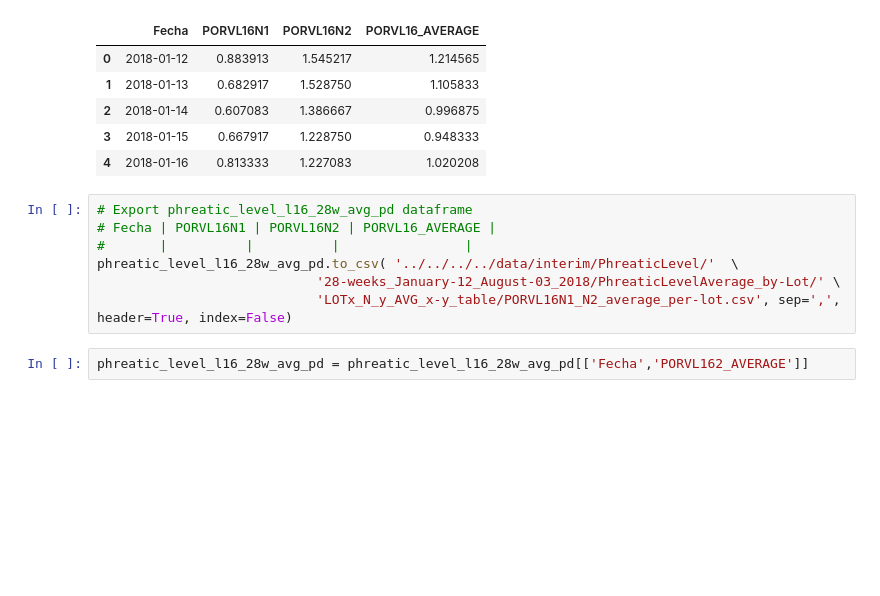
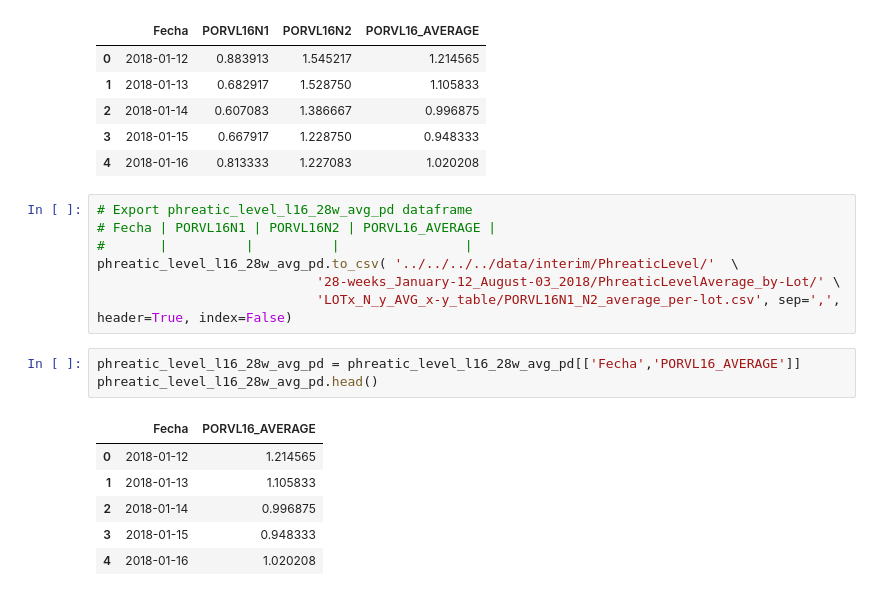
Before and after one commit to bgarcial/sioma_project, a Jupyter notebook: notebooks/averaging_data/PhreaticLevel/28-weeks_January-12_August-03_2018/03-bgarcial-phreatic_level_generating_average_between-nodes_values.ipynb, the cells around one changed output. Cells and saved outputs as stored; diff of their text form; blank space fills up the shorter version.

```diff
--- a/notebooks/averaging_data/PhreaticLevel/28-weeks_January-12_August-03_2018/03-bgarcial-phreatic_level_generating_average_between-nodes_values.ipynb
+++ b/notebooks/averaging_data/PhreaticLevel/28-weeks_January-12_August-03_2018/03-bgarcial-phreatic_level_generating_average_between-nodes_values.ipynb
@@ -456,4 +456,12 @@ phreatic_level_l16_28w_avg_pd.to_csv( '../../../../data/interim/PhreaticLevel/'
                             '28-weeks_January-12_August-03_2018/PhreaticLevelAverage_by-Lot/' \
                             'LOTx_N_y_AVG_x-y_table/PORVL16N1_N2_average_per-lot.csv', sep=',', header=True, index=False)
 # %%
-phreatic_level_l16_28w_avg_pd = phreatic_level_l16_28w_avg_pd[['Fecha','PORVL162_AVERAGE']]
+phreatic_level_l16_28w_avg_pd = phreatic_level_l16_28w_avg_pd[['Fecha','PORVL16_AVERAGE']]
+phreatic_level_l16_28w_avg_pd.head()
+# %% [output]
+|  | Fecha | PORVL16_AVERAGE |
+| 0 | 2018-01-12 | 1.214565 |
+| 1 | 2018-01-13 | 1.105833 |
+| 2 | 2018-01-14 | 0.996875 |
+| 3 | 2018-01-15 | 0.948333 |
+| 4 | 2018-01-16 | 1.020208 |
```
Also changed, not shown: parts of 7 cells of this notebook.
